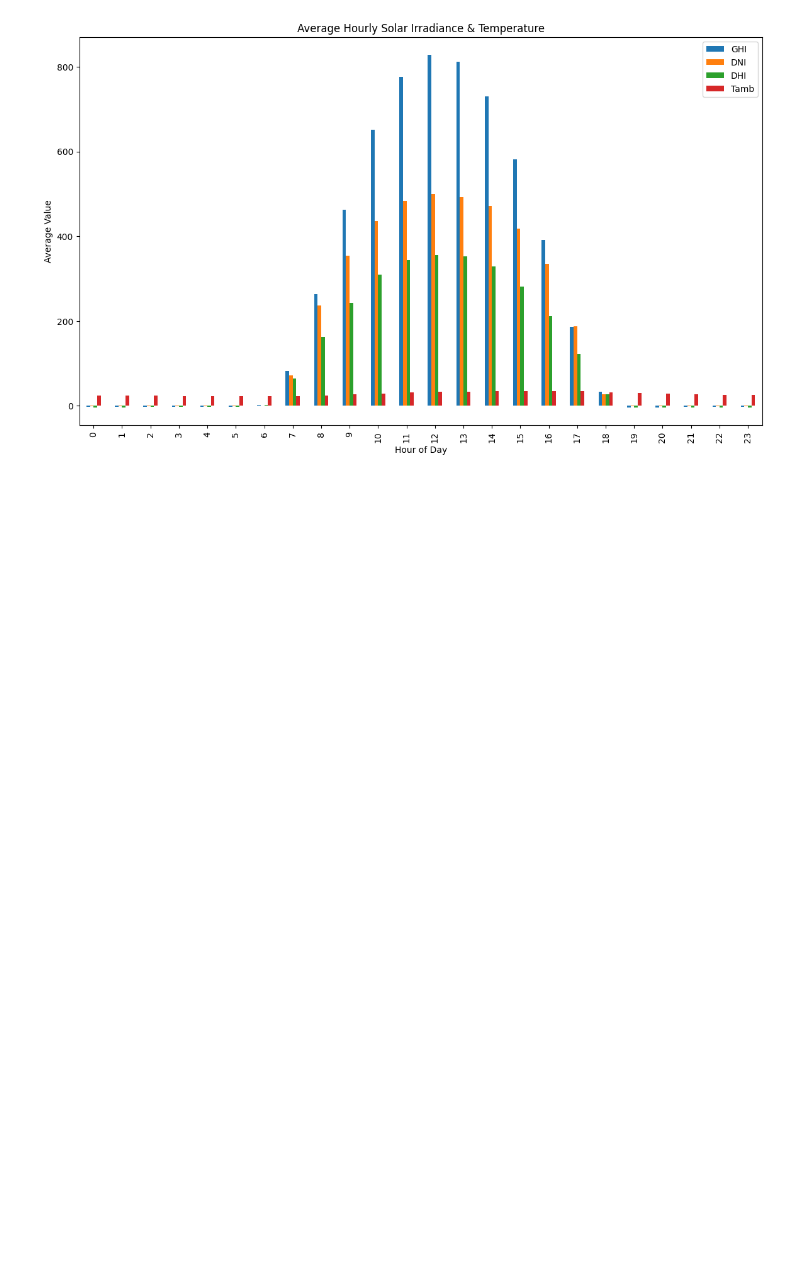
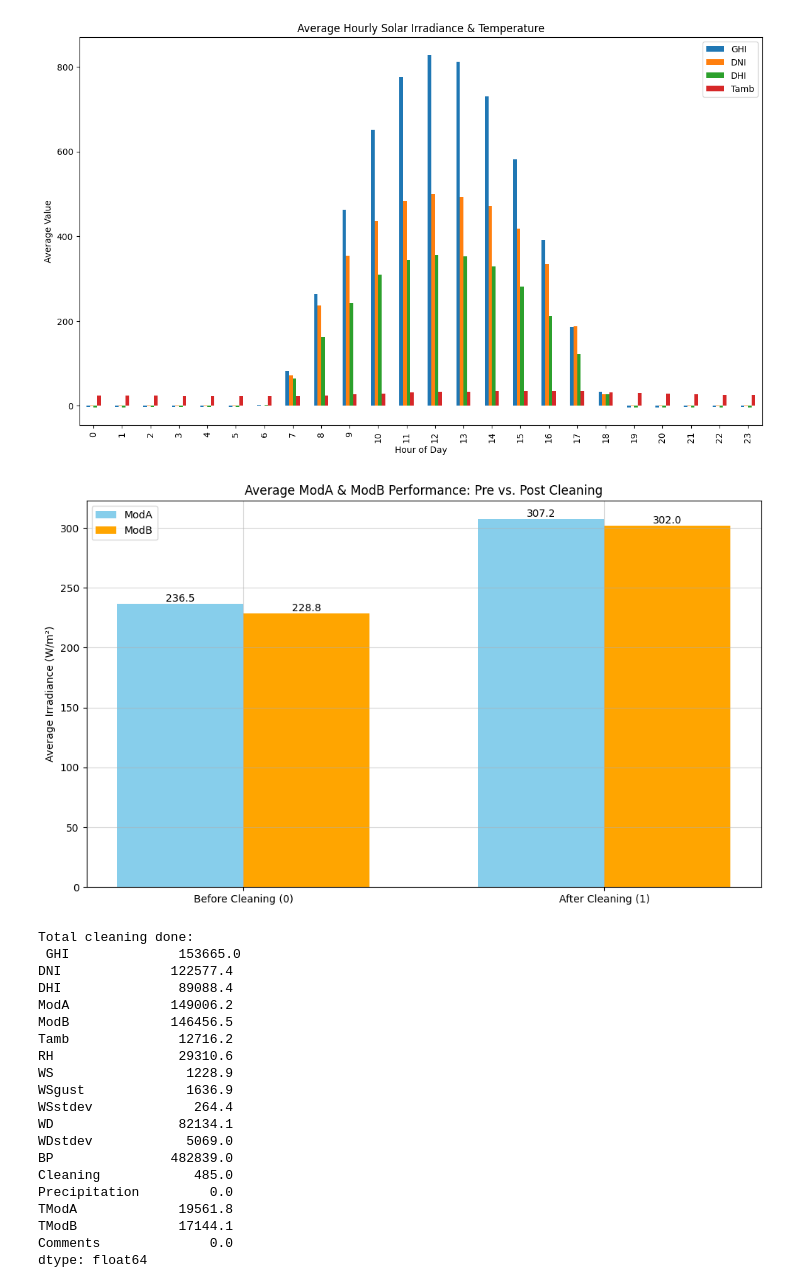
Before and after one commit to MulatYazew/solar-challenge-week1, a Jupyter notebook: Notebook/benin-eda.ipynb, the cells around one changed output. Drawn from its saved outputs; the diff is of its cells as text; code cells hidden in the pictures; blank space fills up the shorter version.

```diff
--- a/Notebook/benin-eda.ipynb
+++ b/Notebook/benin-eda.ipynb
@@ -104,4 +207,5 @@ Cleaned data exported to: ..\data\benin_clean.csv
 # %%
+df = pd.read_csv('..\\data\\benin-malanville.csv', parse_dates=['Timestamp'])  # add parse_dates parameter
 # Convert 'Timestamp' to datetime
 df['Timestamp'] = pd.to_datetime(df['Timestamp'])
 
@@ -144,3 +248,65 @@ plt.ylabel('Average Value')
 plt.show()
 # %% [output]
 [figure]
+# %%
+
+# 1. Group by Cleaning flag and calculate means
+cleaning_groups = df.groupby('Cleaning')[['ModA', 'ModB']].mean()
+
+# 2. Plot the results
+plt.figure(figsize=(10, 6))
+
+# Bar positions
+x = [0, 1]  # 0=Before cleaning (0), 1=After cleaning (1)
+width = 0.35
+
+# Plot ModA and ModB bars side by side
+bars_moda = plt.bar([pos - width/2 for pos in x],
+                   cleaning_groups['ModA'],
+                   width, label='ModA', color='skyblue')
+bars_modb = plt.bar([pos + width/2 for pos in x],
+                   cleaning_groups['ModB'],
+                   width, label='ModB', color='orange')
+
+# Customize plot
+plt.xticks(x, ['Before Cleaning (0)', 'After Cleaning (1)'])
+plt.ylabel('Average Irradiance (W/m²)')
+plt.title('Average ModA & ModB Performance: Pre vs. Post Cleaning')
+plt.legend()
+
+# Add value labels on top of bars
+for bars in [bars_moda, bars_modb]:
+    for bar in bars:
+        height = bar.get_height()
+        plt.text(bar.get_x() + bar.get_width()/2., height,
+                f'{height:.1f}',
+                ha='center', va='bottom')
+
+plt.grid(True, alpha=0.5)
+plt.tight_layout()
+plt.show()
+# 3. Calculate total cleaning done
+cleaning = df[df['Cleaning'] == 1].sum()
+print(f"Total cleaning done:\n {cleaning}")
+# %% [output]
+[figure, added]
+Total cleaning done:
+ GHI              153665.0
+DNI              122577.4
+DHI               89088.4
+ModA             149006.2
+ModB             146456.5
+Tamb              12716.2
+RH                29310.6
+WS                 1228.9
+WSgust             1636.9
+WSstdev             264.4
+WD                82134.1
+WDstdev            5069.0
+BP               482839.0
+Cleaning            485.0
+Precipitation         0.0
+TModA             19561.8
+TModB             17144.1
+Comments              0.0
+dtype: float64
```
Also changed, not shown: parts of 16 cells of this notebook, 1 other file.
